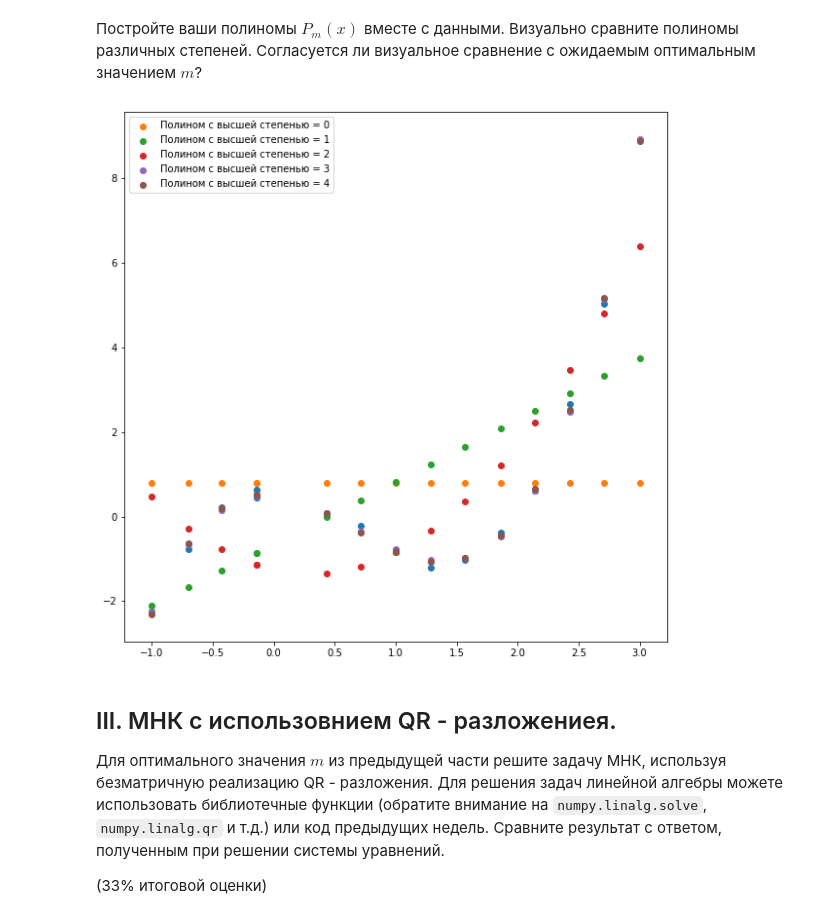
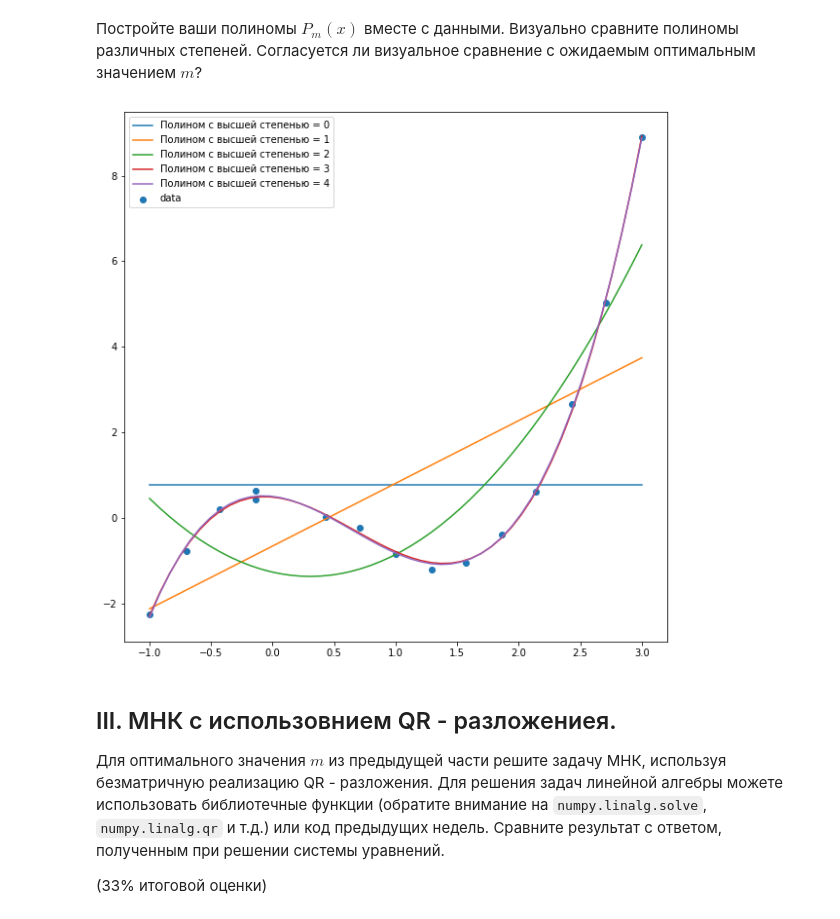
Before and after one commit to SvMixa/HSE_computational_physics, a Jupyter notebook: Home_work_3/Home_work_3_Svintsov_M_task_4.ipynb, the cells around one changed output. Saved outputs shown, nothing was run; the diff lists cells and outputs as text; code cells hidden in the pictures.

```diff
--- a/Home_work_3/Home_work_3_Svintsov_M_task_4.ipynb
+++ b/Home_work_3/Home_work_3_Svintsov_M_task_4.ipynb
@@ -26,7 +26,7 @@ $$
 import numpy as np
 import matplotlib.pyplot as plt
 # %%
-def design_matrix(m = 5):
+def design_matrix(m = 5, x=x):
     design_matrix = []
     for i in range(len(x)):
         row = []
@@ -35,16 +35,14 @@ def design_matrix(m = 5):
         design_matrix.append(row)
     D = np.array(design_matrix)
     return D
-# %%
-D = design_matrix()
 # %% [markdown]
 Можем записать нашу систему уравнений $y = Da$, где а - вектор коэффициентов $a = (a_0, a_1, ..., a_m)^T$.
 Нужно решить ее относительно а.
 # %% [markdown]
 Нормальная система уравнений запишется $$D^T D a = D^T y$$ $$F = D^T D, u = D^T y$$
 # %%
-def solve_sys(m=5):
-    D = design_matrix(m)
+def solve_sys(m=5, x=x):
+    D = design_matrix(m, x)
     F = D.T @ D
     u = D.T @ y
     return D, np.linalg.solve(F, u)
@@ -103,14 +101,15 @@ plt.show()
 Постройте ваши полиномы $P_m(x)$ вместе с данными. Визуально сравните полиномы различных степеней. Согласуется ли визуальное сравнение с ожидаемым оптимальным значением $m$?
 # %%
 plt.figure(figsize=(10,10))
-plt.scatter(x, y)
+plt.scatter(x, y, label='data')
+mas_x = np.linspace(-1, 3, 50)
 for i in range(5):
     solve = solve_sys(i)
-    plt.scatter(x, solve[0] @ solve[1], label='Полином с высшей степенью = '+str(i))
+    plt.plot(mas_x, design_matrix(i, x=mas_x) @ solve[1], label='Полином с высшей степенью = '+str(i))
 plt.legend()
 plt.show()
 # %% [output]
-[figure, old version]
+[figure, new version]
 # %% [markdown]
 ## III. МНК с использовнием QR - разложениея.
 
```
Also changed, not shown: parts of 11 cells of this notebook.
